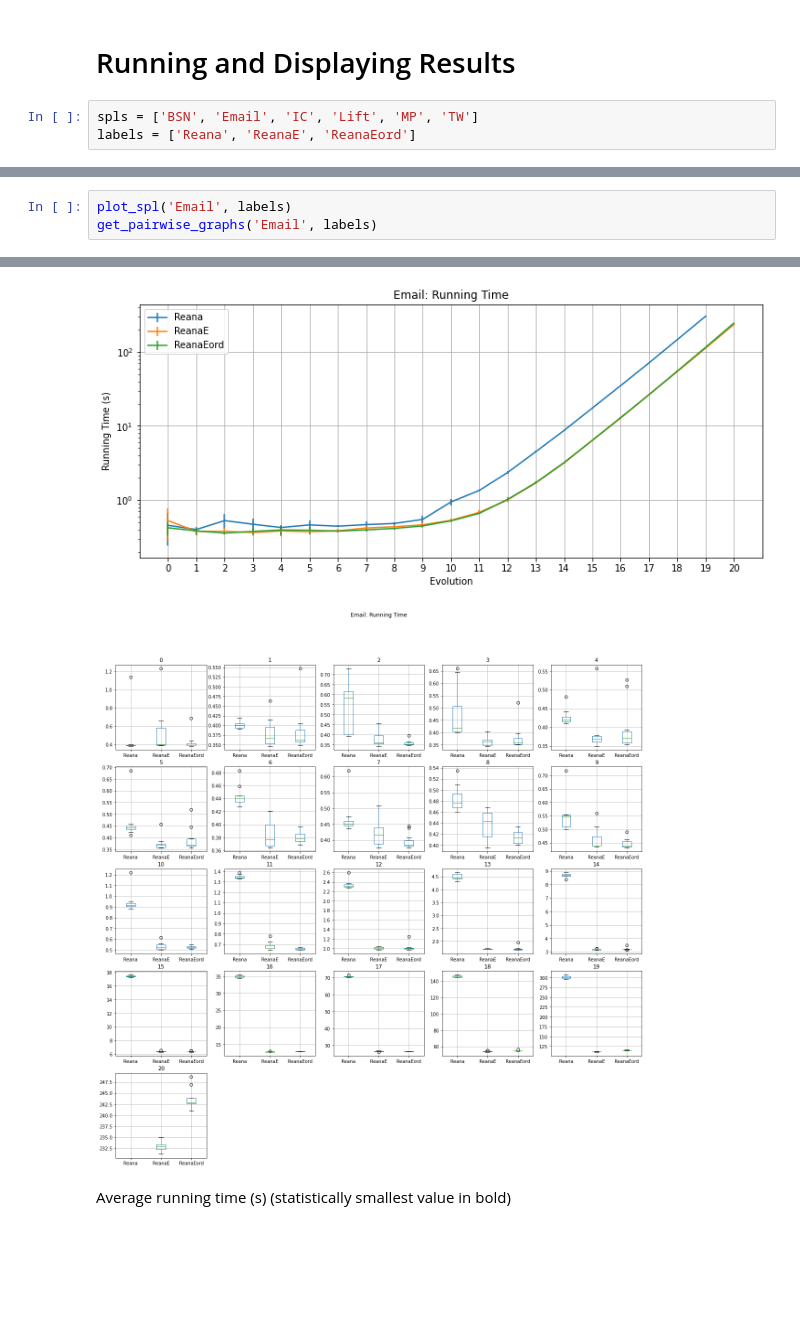
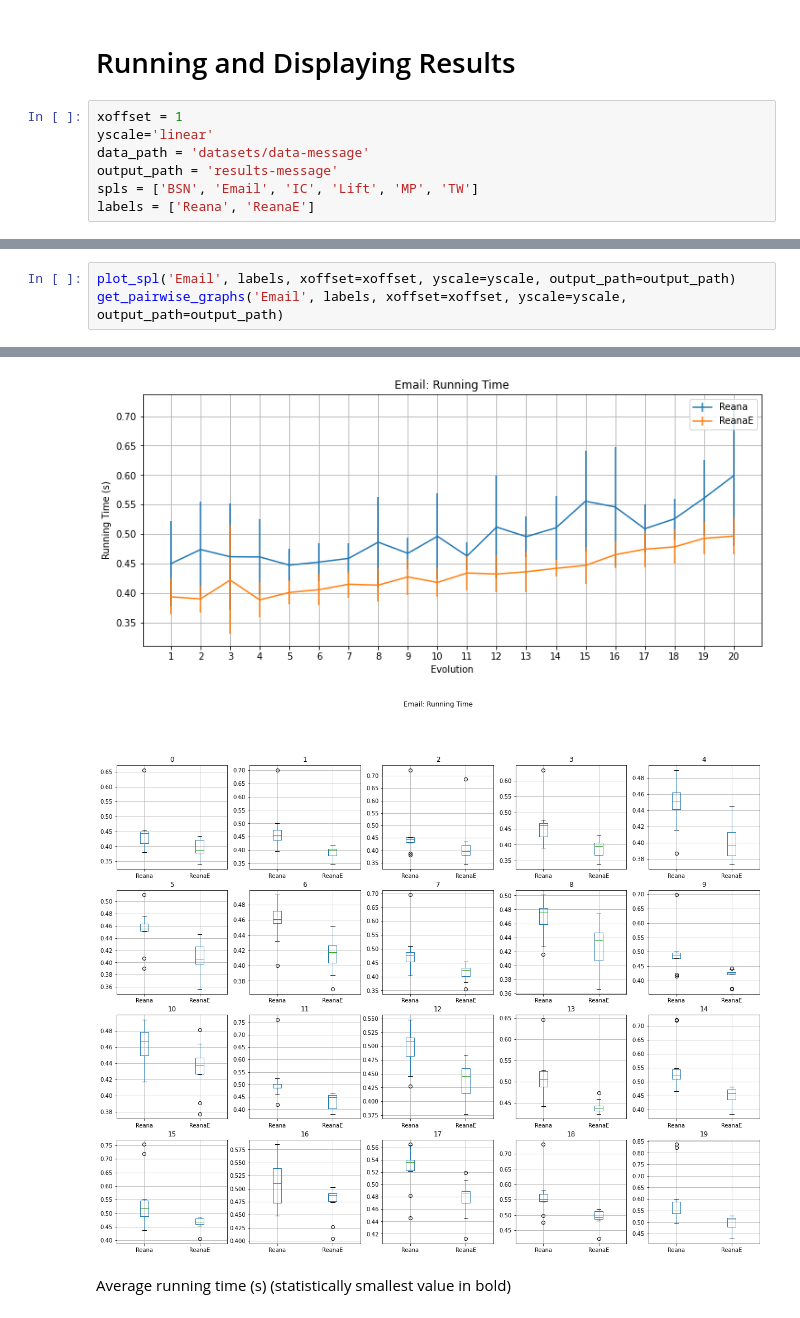
Before and after one commit to DSPL4C2/reana-data, a Jupyter notebook: ReanaData.ipynb, the cells around one changed output, grey strips where cells are left out. Saved outputs shown, nothing was run; the diff lists cells and outputs as text; blank space fills up the shorter version.

```diff
--- a/ReanaData.ipynb
+++ b/ReanaData.ipynb
@@ -59,7 +59,11 @@ from tabulator import *
 # %% [markdown]
 # Running and Displaying Results
 # %%
+xoffset = 1
+yscale='linear'
+data_path = 'datasets/data-message'
+output_path = 'results-message'
 spls = ['BSN', 'Email', 'IC', 'Lift', 'MP', 'TW']
-labels = ['Reana', 'ReanaE', 'ReanaEord']
+labels = ['Reana', 'ReanaE']
 # %%
 # This cells converts .out files to .csv
@@ -133,11 +131,11 @@ Average memory usage (MB) (statistically smallest value in bold)
 # %%
-plot_spl('Email', labels)
-get_pairwise_graphs('Email', labels)
+plot_spl('Email', labels, xoffset=xoffset, yscale=yscale, output_path=output_path)
+get_pairwise_graphs('Email', labels, xoffset=xoffset, yscale=yscale, output_path=output_path)
 # %% [output]
 # Email
 ## Running Time
-[figure, old version]
+[figure, new version]
-[figure, old version]
+[figure, new version]
 Average running time (s) (statistically smallest value in bold)
 | Type | 0 | 1 | 2 | 3 | 4 | 5 | 6 | 7 | 8 | 9 |
 |---|---|---|---|---|---|---|---|---|---|---|
```
Also changed, not shown: parts of 7 cells of this notebook.
